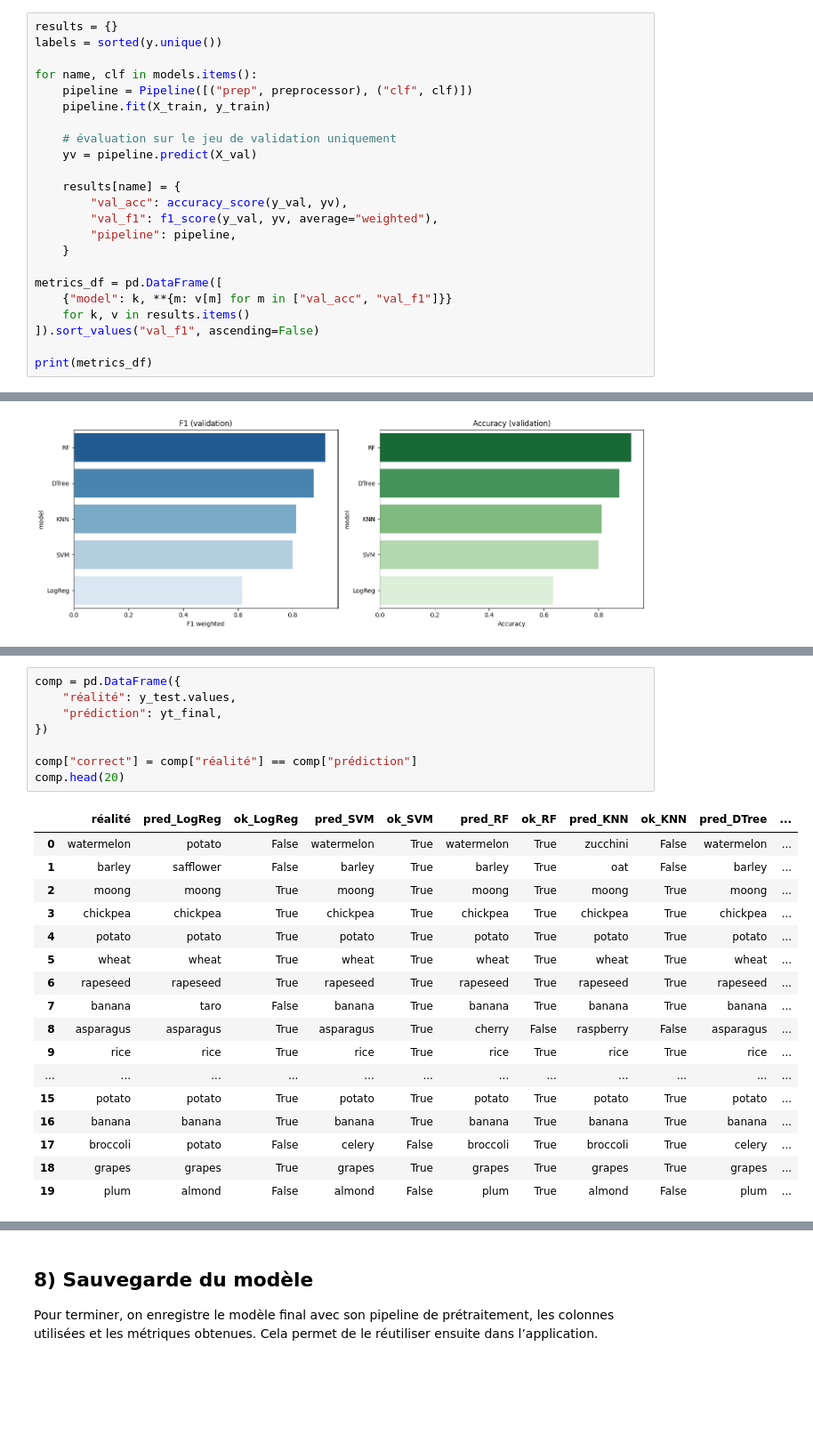
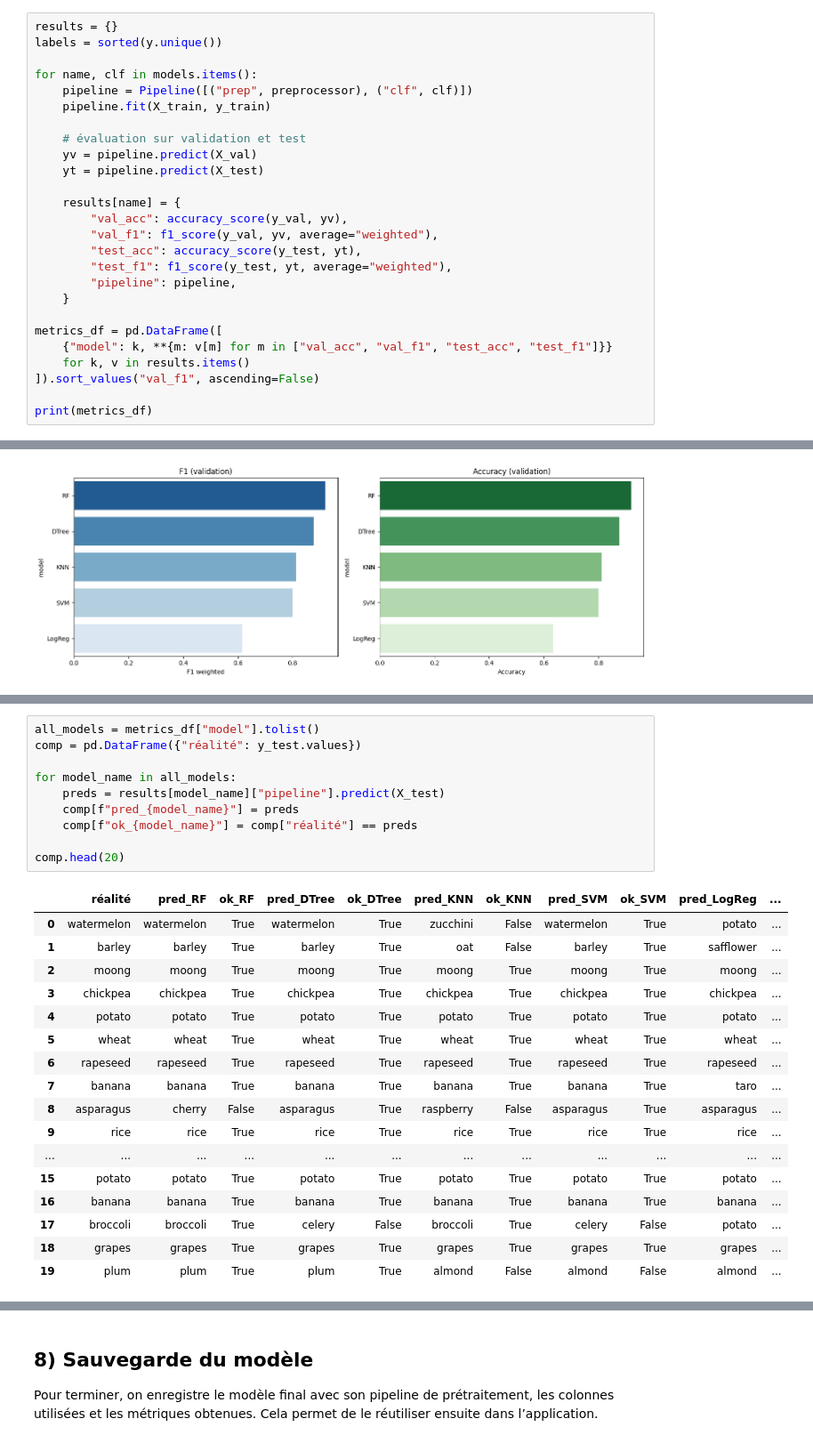
Before and after one commit to Mustafadr33/Smart-Agriculture-ML, a Jupyter notebook: notebooks/module1_crop_recommendation.ipynb, the cells around one changed output, grey strips where cells are left out. Shown at 89% size. Drawn from its saved outputs; the diff is of its cells as text; blank space fills up the shorter version.

```diff
--- a/notebooks/module1_crop_recommendation.ipynb
+++ b/notebooks/module1_crop_recommendation.ipynb
@@ -154,17 +175,20 @@ for name, clf in models.items():
     pipeline = Pipeline([("prep", preprocessor), ("clf", clf)])
     pipeline.fit(X_train, y_train)
 
-    # évaluation sur le jeu de validation uniquement
+    # évaluation sur validation et test
     yv = pipeline.predict(X_val)
+    yt = pipeline.predict(X_test)
 
     results[name] = {
         "val_acc": accuracy_score(y_val, yv),
         "val_f1": f1_score(y_val, yv, average="weighted"),
+        "test_acc": accuracy_score(y_test, yt),
+        "test_f1": f1_score(y_test, yt, average="weighted"),
         "pipeline": pipeline,
     }
 
 metrics_df = pd.DataFrame([
-    {"model": k, **{m: v[m] for m in ["val_acc", "val_f1"]}}
+    {"model": k, **{m: v[m] for m in ["val_acc", "val_f1", "test_acc", "test_f1"]}}
     for k, v in results.items()
 ]).sort_values("val_f1", ascending=False)
 
@@ -292,27 +319,29 @@ Cette dernière étape permet d’afficher, sur le jeu de test, quelques prédic
 # %%
-comp = pd.DataFrame({
-    "réalité": y_test.values,
-    "prédiction": yt_final,
-})
+all_models = metrics_df["model"].tolist()
+comp = pd.DataFrame({"réalité": y_test.values})
 
-comp["correct"] = comp["réalité"] == comp["prédiction"]
+for model_name in all_models:
+    preds = results[model_name]["pipeline"].predict(X_test)
+    comp[f"pred_{model_name}"] = preds
+    comp[f"ok_{model_name}"] = comp["réalité"] == preds
+
 comp.head(20)
 # %% [output]
-|  | réalité | pred_LogReg | ok_LogReg | pred_SVM | ok_SVM | pred_RF | ok_RF | pred_KNN | ok_KNN | pred_DTree | ... |
-| 0 | watermelon | potato | False | watermelon | True | watermelon | True | zucchini | False | watermelon | ... |
-| 1 | barley | safflower | False | barley | True | barley | True | oat | False | barley | ... |
+|  | réalité | pred_RF | ok_RF | pred_DTree | ok_DTree | pred_KNN | ok_KNN | pred_SVM | ok_SVM | pred_LogReg | ... |
+| 0 | watermelon | watermelon | True | watermelon | True | zucchini | False | watermelon | True | potato | ... |
+| 1 | barley | barley | True | barley | True | oat | False | barley | True | safflower | ... |
 | 2 | moong | moong | True | moong | True | moong | True | moong | True | moong | ... |
 | 3 | chickpea | chickpea | True | chickpea | True | chickpea | True | chickpea | True | chickpea | ... |
 | 4 | potato | potato | True | potato | True | potato | True | potato | True | potato | ... |
 | 5 | wheat | wheat | True | wheat | True | wheat | True | wheat | True | wheat | ... |
 | 6 | rapeseed | rapeseed | True | rapeseed | True | rapeseed | True | rapeseed | True | rapeseed | ... |
-| 7 | banana | taro | False | banana | True | banana | True | banana | True | banana | ... |
-| 8 | asparagus | asparagus | True | asparagus | True | cherry | False | raspberry | False | asparagus | ... |
+| 7 | banana | banana | True | banana | True | banana | True | banana | True | taro | ... |
+| 8 | asparagus | cherry | False | asparagus | True | raspberry | False | asparagus | True | asparagus | ... |
 | 9 | rice | rice | True | rice | True | rice | True | rice | True | rice | ... |
 | ... | ... | ... | ... | ... | ... | ... | ... | ... | ... | ... | ... |
 | 15 | potato | potato | True | potato | True | potato | True | potato | True | potato | ... |
 | 16 | banana | banana | True | banana | True | banana | True | banana | True | banana | ... |
-| 17 | broccoli | potato | False | celery | False | broccoli | True | broccoli | True | celery | ... |
+| 17 | broccoli | broccoli | True | celery | False | broccoli | True | celery | False | potato | ... |
 | 18 | grapes | grapes | True | grapes | True | grapes | True | grapes | True | grapes | ... |
-| 19 | plum | almond | False | almond | False | plum | True | almond | False | plum | ... |
+| 19 | plum | plum | True | plum | True | almond | False | almond | False | almond | ... |
 # %%
```
Also changed, not shown: parts of 9 cells of this notebook, 1 other file.
